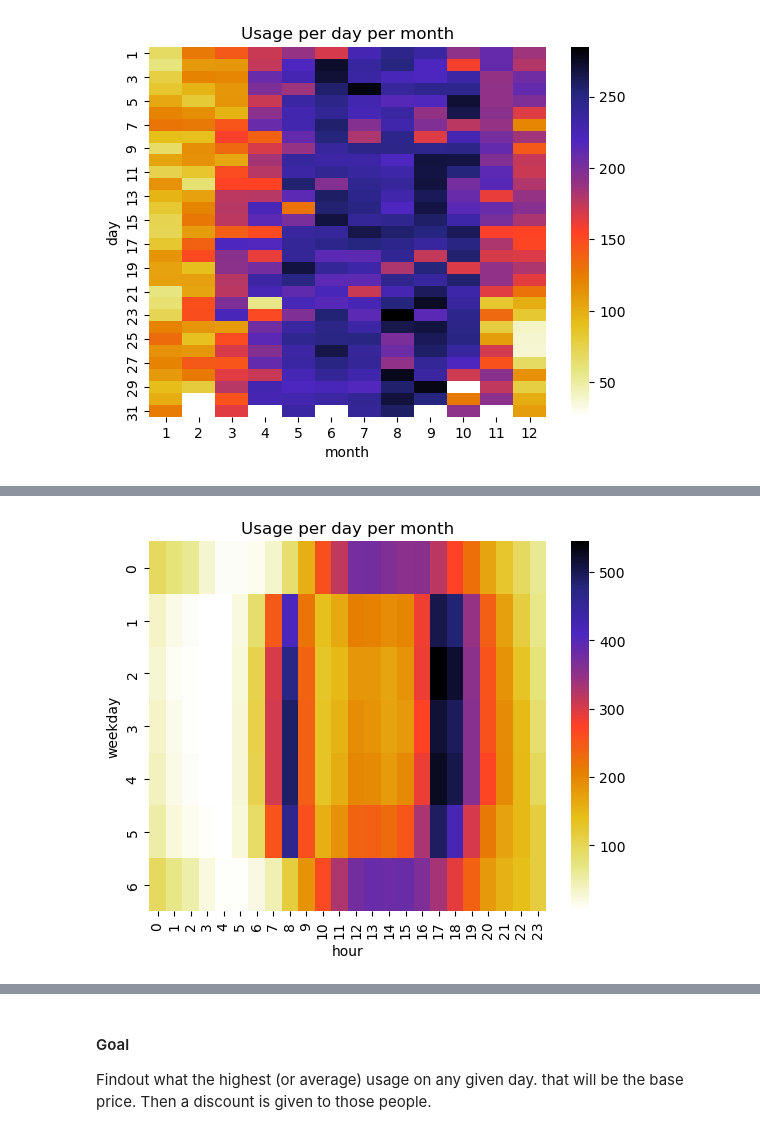
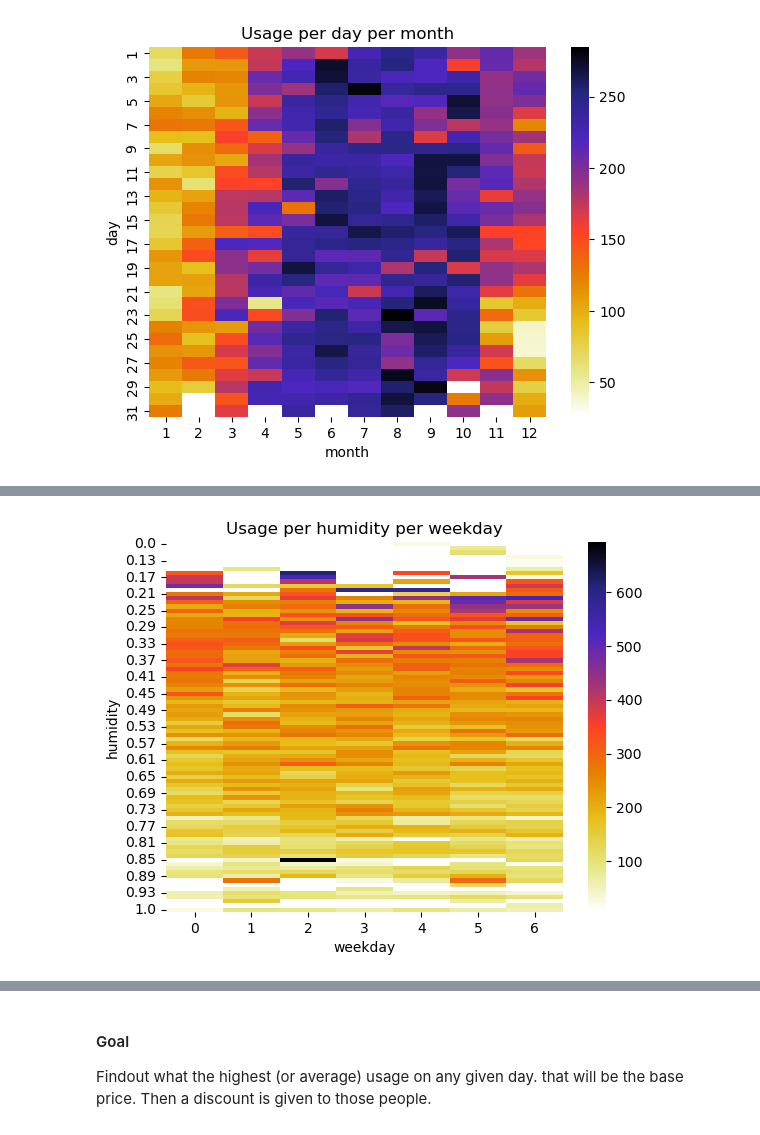
Before and after one commit to RHout19/Project-1, a Jupyter notebook: Model 1/Project 3/Sprint_1_Data_Wrangling.ipynb, the cells around one changed output, grey strips where cells are left out. Drawn from its saved outputs; the diff is of its cells as text; code cells hidden in the pictures.

```diff
--- a/Model 1/Project 3/Sprint_1_Data_Wrangling.ipynb
+++ b/Model 1/Project 3/Sprint_1_Data_Wrangling.ipynb
@@ -553,9 +555,2 @@ plt.show()
 # %% [output]
 [figure]
-# %%
-pivot_table = df.pivot_table(index='temp', columns='month', values='count')
-
-sns.heatmap(pivot_table, cmap='CMRmap_r')
-plt.title('Usage per day per month')
-
-plt.show()
@@ -564,9 +557,19 @@ plt.show()
-# %%
-pivot_table = df.pivot_table(index='weekday', columns='hour', values='count')
-
-sns.heatmap(pivot_table, cmap='CMRmap_r')
-plt.title('Usage per day per month')
-
-plt.show()
-# %% [output]
-[figure, removed]
+# %%
+# Create a heat map where you can add the X and Y with an imput
+
+def heat_input():
+    x= input(f'Select Y:{valid_inputs}')
+    y= input(f'Select X:{valid_inputs}')
+
+    pivot_table = df.pivot_table(index=x, columns=y, values='count')
+
+    # Plot the heatmap using seaborn
+    sns.heatmap(pivot_table, cmap='CMRmap_r')
+
+    plt.title(f'Usage per {x} per {y}')
+    # Display the plot
+    plt.show()
+
+heat_input()
+# %% [output]
+[figure, added]
```
Also changed, not shown: parts of 19 cells of this notebook.
